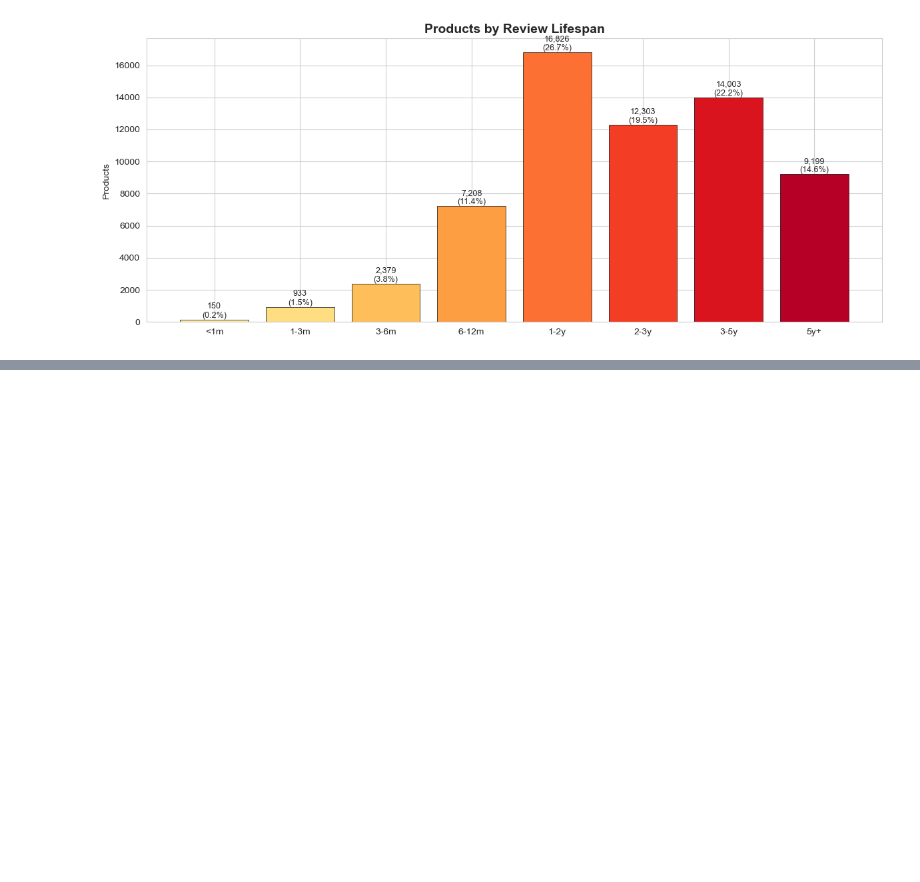
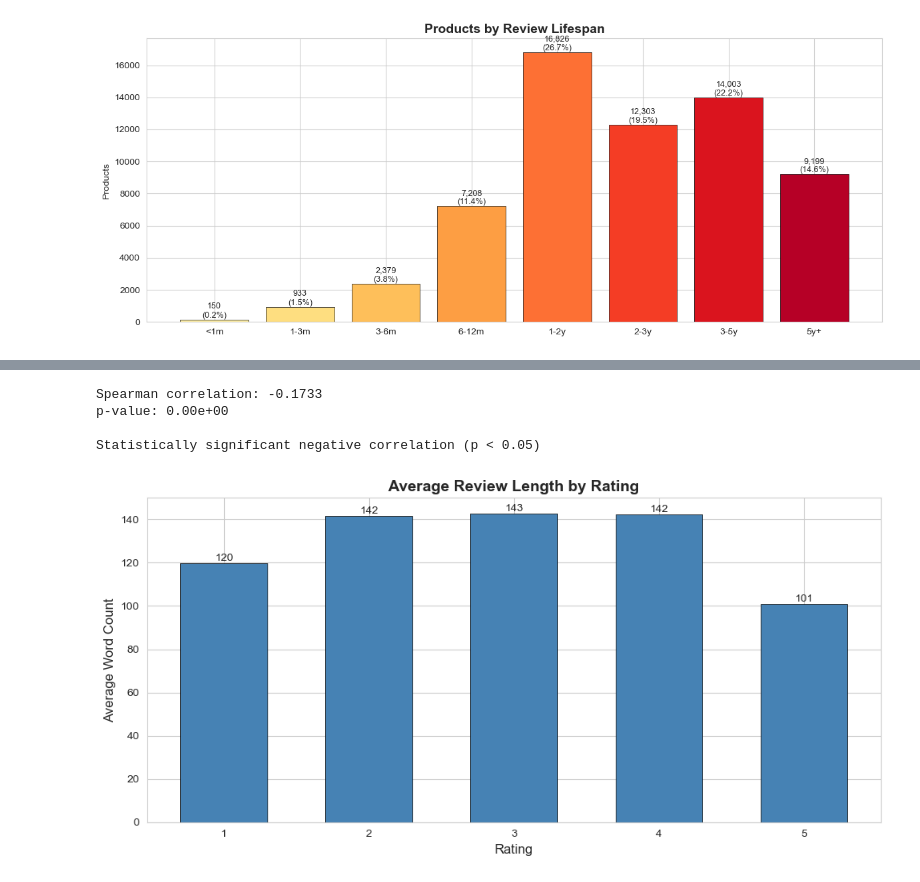
Before and after one commit to iremmkrtlmz/Amazon-Electronics-Intelligence, a Jupyter notebook: amazon_electronics_intelligence.ipynb, the cells around one changed output, grey strips where cells are left out. Drawn from its saved outputs; the diff is of its cells as text; code cells hidden in the pictures; blank space fills up the shorter version.

```diff
--- a/amazon_electronics_intelligence.ipynb
+++ b/amazon_electronics_intelligence.ipynb
@@ -461,0 +504,36 @@ plt.show()
+# %%
+from scipy import stats
+
+# Spearman correlation (better for non-linear relationships)
+corr, pval = stats.spearmanr(df['overall'], df['word_count'])
+print(f"Spearman correlation: {corr:.4f}")
+print(f"p-value: {pval:.2e}")
+
+if pval < 0.05:
+    direction = "negative" if corr < 0 else "positive"
+    print(f"\nStatistically significant {direction} correlation (p < 0.05)")
+else:
+    print("\nNo statistically significant correlation")
+
+# Scatter plot with mean line
+avg_by_rating = df.groupby('overall')['word_count'].mean()
+
+fig, ax = plt.subplots(figsize=(10, 5))
+ax.bar(avg_by_rating.index, avg_by_rating.values, color='steelblue',
+       edgecolor='black', lw=0.5, width=0.6)
+ax.set_xlabel('Rating', fontsize=12)
+ax.set_ylabel('Average Word Count', fontsize=12)
+ax.set_title('Average Review Length by Rating', fontsize=14, fontweight='bold')
+ax.set_xticks([1, 2, 3, 4, 5])
+
+for x, y in zip(avg_by_rating.index, avg_by_rating.values):
+    ax.text(x, y + 1, f'{y:.0f}', ha='center', fontsize=10)
+
+plt.tight_layout()
+plt.show()
+# %% [output]
+Spearman correlation: -0.1733
+p-value: 0.00e+00
+
+Statistically significant negative correlation (p < 0.05)
+[figure, added]
```
Also changed, not shown: parts of 6 cells of this notebook.
